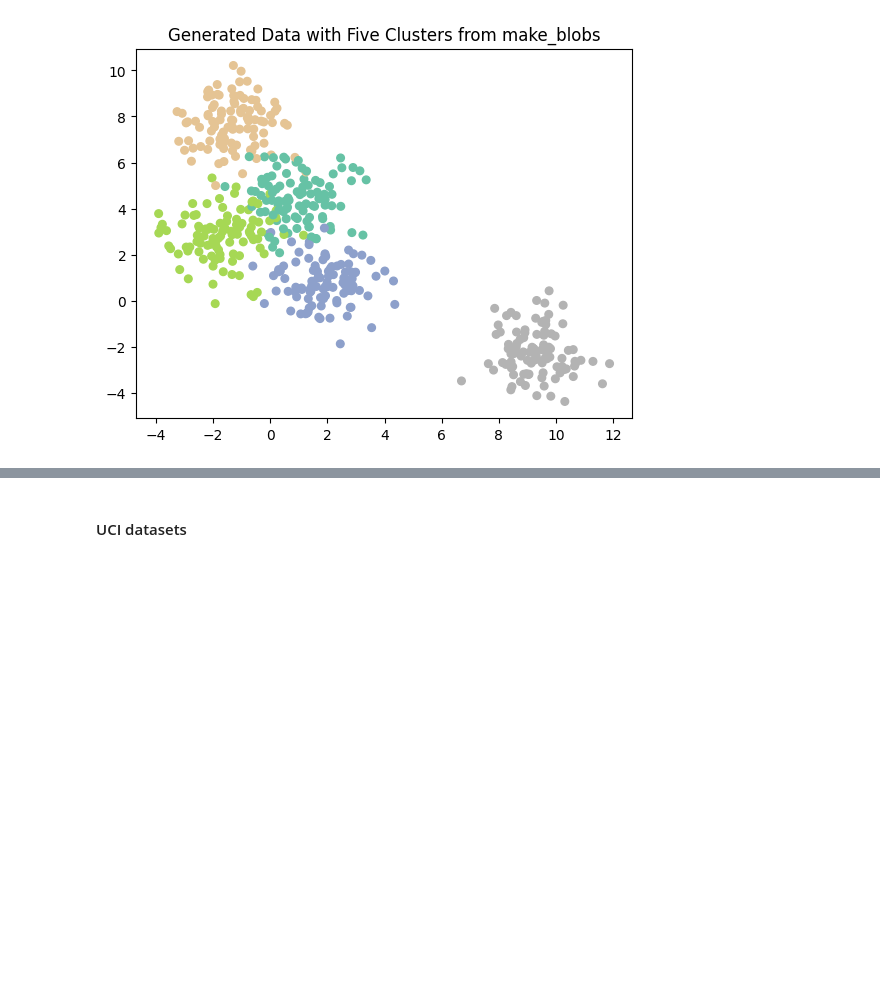
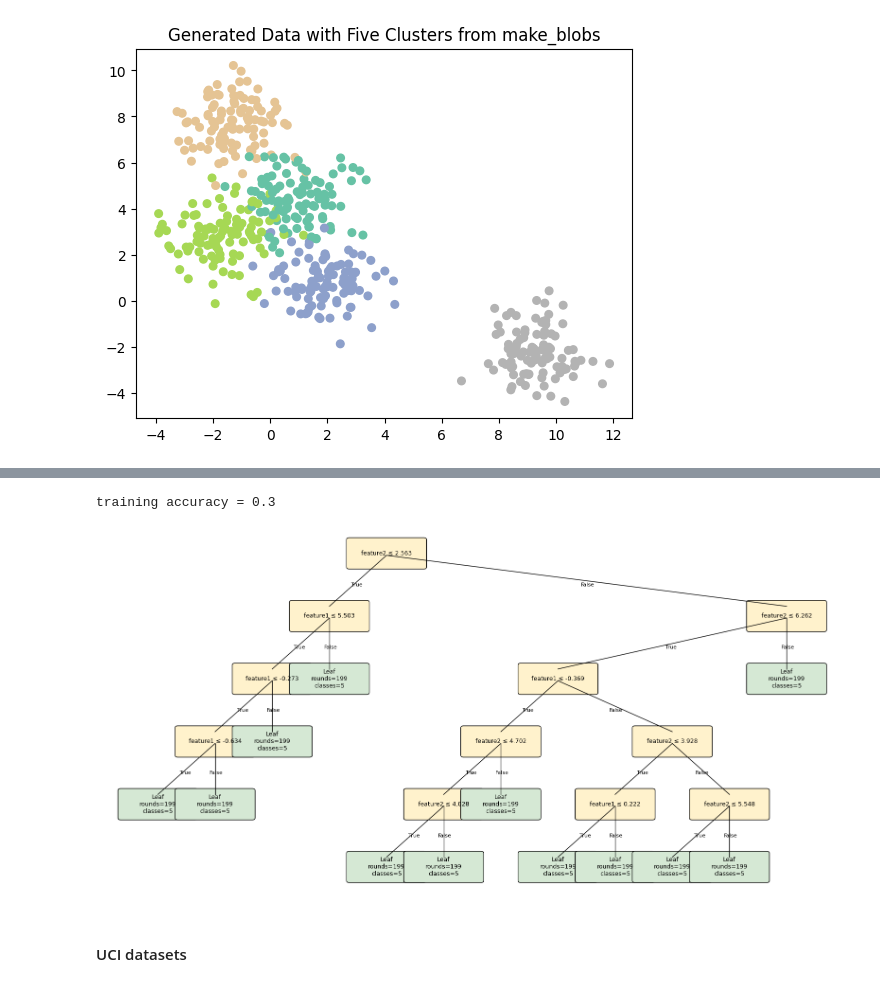
Before and after one commit to Allison-Lara18/LMT-calibration, a Jupyter notebook: Documentation/LMT_explanation.ipynb, the cells around one changed output, grey strips where cells are left out. Saved outputs shown, nothing was run; the diff lists cells and outputs as text; code cells hidden in the pictures; blank space fills up the shorter version.

```diff
--- a/Documentation/LMT_explanation.ipynb
+++ b/Documentation/LMT_explanation.ipynb
@@ -574,7 +643,7 @@ def _pad_to_global(p_local, J_global):
     to length J_global by zero-padding the *missing* classes.
     """
     p_full = np.zeros(J_global, dtype=float)
-    p_full[: len(p_local)] = p_local          # assumes labels 0..k map 1-to-1
+    p_full[: len(p_local)] = p_local # assumes labels 0..k map 1-to-1
     return p_full
 
 
@@ -601,12 +670,19 @@ def _build_node(X, y, parent_model, J_global, max_iter=200, min_split_size=15, m
           - 'right': dict, right child node
     """
     n = len(y)
-    # Decide whether to fit a logistic model here
-    model = None
+    # Fit or inherit model
     if n >= min_lr_size:
-        model = logitboost_fit_cv(X, y, max_estimators=max_iter)
+        # If parent_model is None, we are at the root node
+        if parent_model is None:                 # root
+            model = logitboost_fit_cv(X, y, max_estimators=max_iter)
+        # If parent_model is provided, we warm-start the fitting
+        else:
+            learners, Jg = _logitboost_fit_cv_local(
+                                X, y, parent_model,
+                                max_estimators=max_iter)
+            model = (learners, Jg)
     else:
-        model = parent_model # inherit
+        model = parent_model
 
     # Splitting conditions
     # If there are not enough samples to split, return a leaf node
@@ -1061,3 +1104,10 @@ accuracy = 0.92
+# %%
+# Accuracy on the training set
+train_proba = lmt_predict_proba(train_df.iloc[:,:2], tree, meta)
+train_pred  = train_proba.argmax(axis=1)
+print("training accuracy =", (train_pred == train_df['target']).mean())
+# %% [output]
+training accuracy = 0.3
 # %%
 # pred_pruned = lmt_predict(test_df.drop(columns=["target"]), pruned_tree, meta)
 # print("accuracy", accuracy_score(test_df["target"], pred))
@@ -1064,3 +1226,13 @@ accuracy = 0.92
+# %%
+tree, meta = lmt_fit(train_df, target='target')
+
+# Visualise in-notebook or pop up a window
+fig, ax = visualize_lmt_matplotlib(tree,
+                                   feat_names=meta['feat_names'],
+                                   figsize=(16, 8))
+plt.show()
+# %% [output]
+[figure, added]
 # %% [markdown]
 #### UCI datasets
 # %%
```
Also changed, not shown: parts of 8 cells of this notebook, 6 other files.
